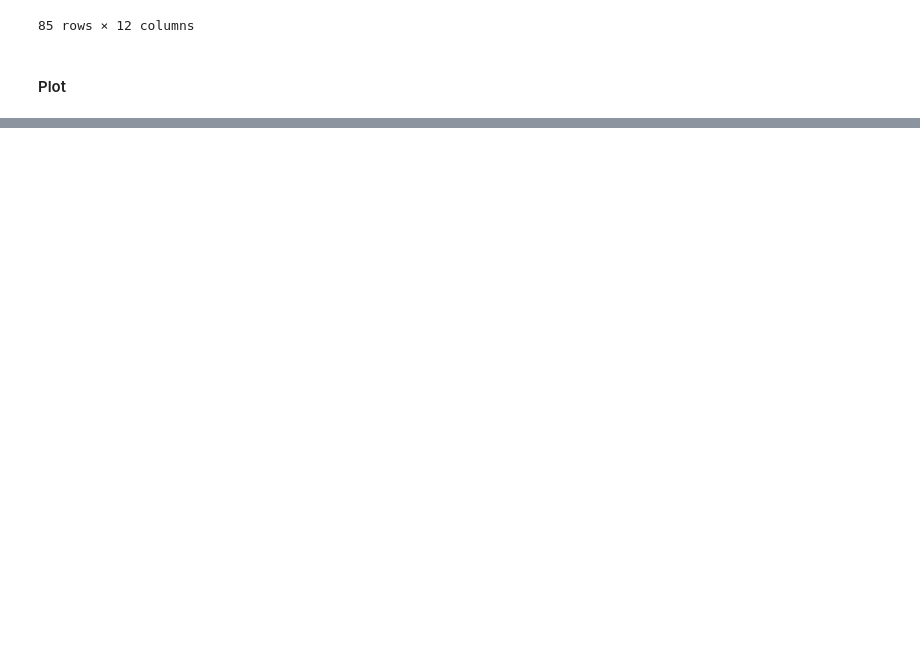
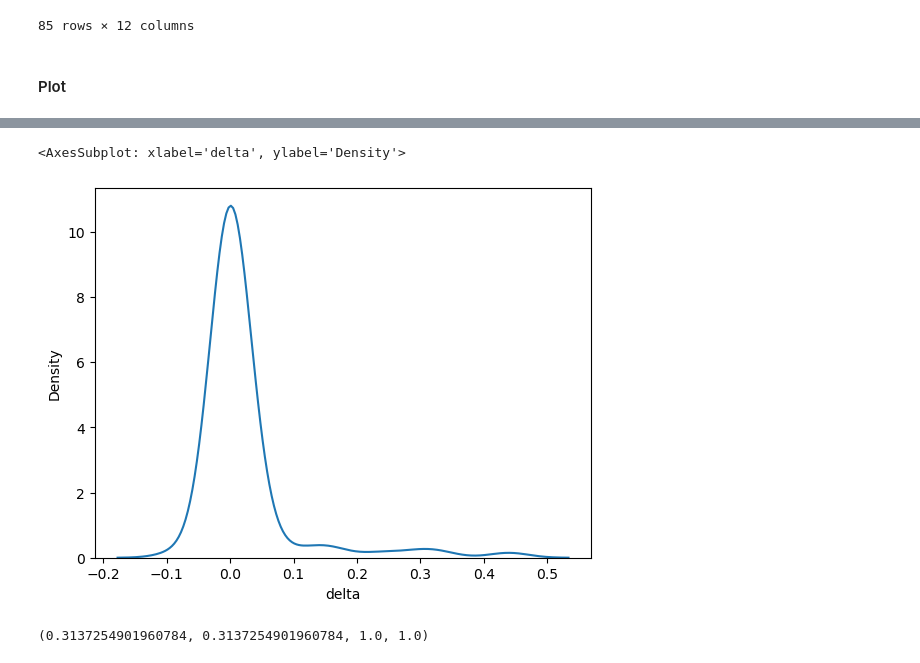
Before and after one commit to volkamerlab/kinodata-3D-affinity-prediction, a Jupyter notebook: scripts/residue_attr_chimerax.ipynb, the cells around one changed output, grey strips where cells are left out. Drawn from its saved outputs; the diff is of its cells as text; code cells hidden in the pictures; blank space fills up the shorter version.

```diff
--- a/scripts/residue_attr_chimerax.ipynb
+++ b/scripts/residue_attr_chimerax.ipynb
@@ -419,3 +419,12 @@ sns.move_legend(ax, "upper right", bbox_to_anchor=(1.3, 1), title="Residue name"
+# %%
+sns.kdeplot(subs_with_mol2, x='delta')
+# %% [output]
+<AxesSubplot: xlabel='delta', ylabel='Density'>
+[figure, added]
+# %%
+cmapper.to_rgba(0)
+# %% [output]
+(0.3137254901960784, 0.3137254901960784, 1.0, 1.0)
 # %%
 # get diverging color map
 from matplotlib import cm
```
Also changed, not shown: parts of 6 cells of this notebook.
